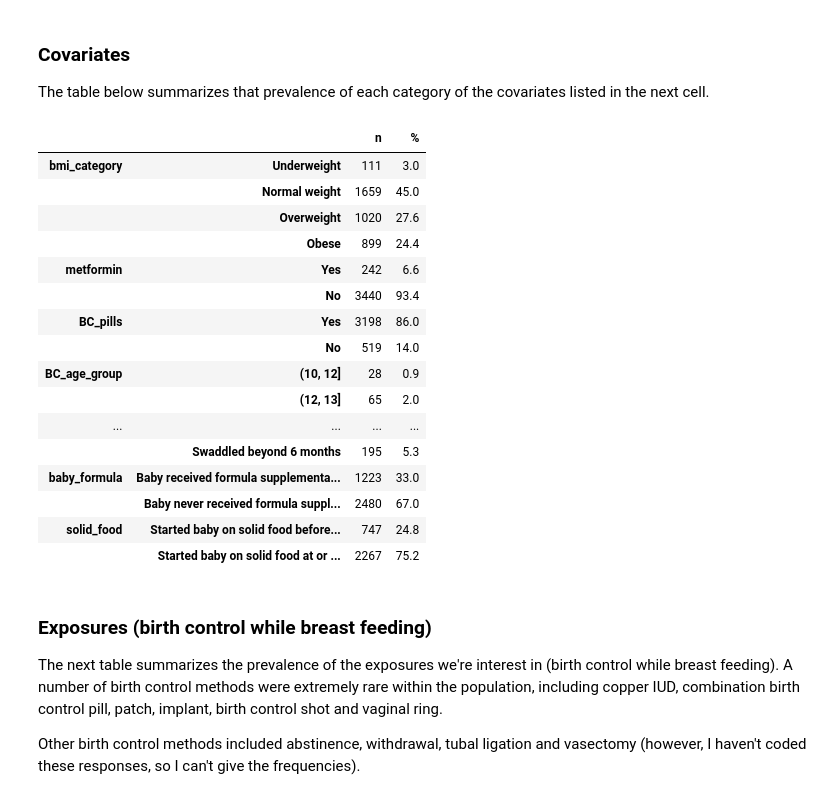
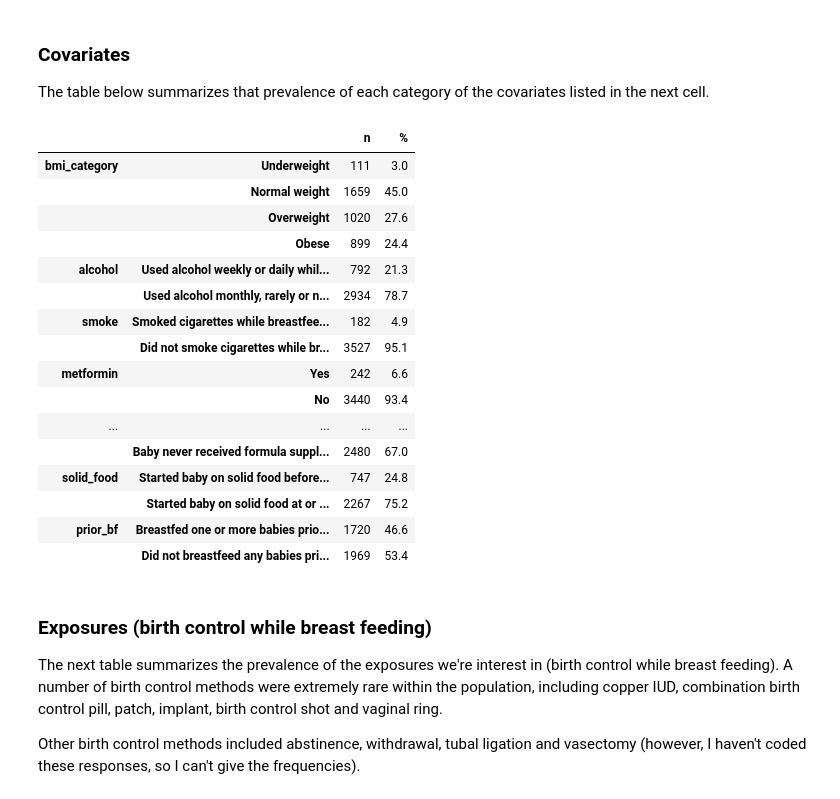
Before and after one commit to timcsimmons/barton-bfsurvey-2013, a Jupyter notebook: programs/2-analysis.ipynb, the cells around one changed output. Cells and saved outputs as stored; diff of their text form; code cells hidden in the pictures.

```diff
--- a/programs/2-analysis.ipynb
+++ b/programs/2-analysis.ipynb
@@ -173,6 +173,8 @@ pd.concat(tables, keys=demographics)
 The table below summarizes that prevalence of each category of the covariates listed in the next cell.
 # %%
 covariates = ['bmi_category',
+ 'alcohol',
+ 'smoke',
  'metformin',
  'BC_pills',
  'BC_age_group',
@@ -185,46 +187,47 @@ covariates = ['bmi_category',
  'diabetes_2',
  'diabetes_g',
  'POS',
  'thyroid',
  'depression',
  'stress',
  'breast_type',
  'menarche_group',
  'irregular_period',
  'breast_change',
  'conception',
  'natural_conception',
  'delivery_mode',
  'singleton',
  'baby_gestational_age',
  'baby_healthy',
  'baby_tongue_tie',
  'first_bf',
  'baby_in_bed',
  'pacifier',
  'swaddle',
  'baby_formula',
- 'solid_food']
+ 'solid_food',
+ 'prior_bf']
 
 pd.concat([table(c) for c in covariates], keys=covariates)
 # %% [output]
 |  |  | n | % |
 | bmi_category | Underweight | 111 | 3.0 |
 |  | Normal weight | 1659 | 45.0 |
 |  | Overweight | 1020 | 27.6 |
 |  | Obese | 899 | 24.4 |
+| alcohol | Used alcohol weekly or daily whil... | 792 | 21.3 |
+|  | Used alcohol monthly, rarely or n... | 2934 | 78.7 |
+| smoke | Smoked cigarettes while breastfee... | 182 | 4.9 |
+|  | Did not smoke cigarettes while br... | 3527 | 95.1 |
 | metformin | Yes | 242 | 6.6 |
 |  | No | 3440 | 93.4 |
-| BC_pills | Yes | 3198 | 86.0 |
-|  | No | 519 | 14.0 |
-| BC_age_group | (10, 12] | 28 | 0.9 |
-|  | (12, 13] | 65 | 2.0 |
 | ... | ... | ... | ... |
-|  | Swaddled beyond 6 months | 195 | 5.3 |
-| baby_formula | Baby received formula supplementa... | 1223 | 33.0 |
 |  | Baby never received formula suppl... | 2480 | 67.0 |
 | solid_food | Started baby on solid food before... | 747 | 24.8 |
 |  | Started baby on solid food at or ... | 2267 | 75.2 |
+| prior_bf | Breastfed one or more babies prio... | 1720 | 46.6 |
+|  | Did not breastfeed any babies pri... | 1969 | 53.4 |
 # %% [markdown]
 ### Exposures (birth control while breast feeding)
 
```
Also changed, not shown: parts of 14 cells of this notebook, 1 other file.
